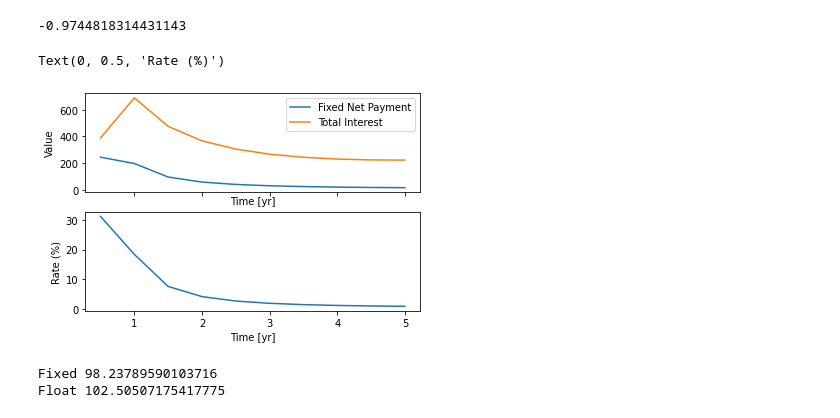
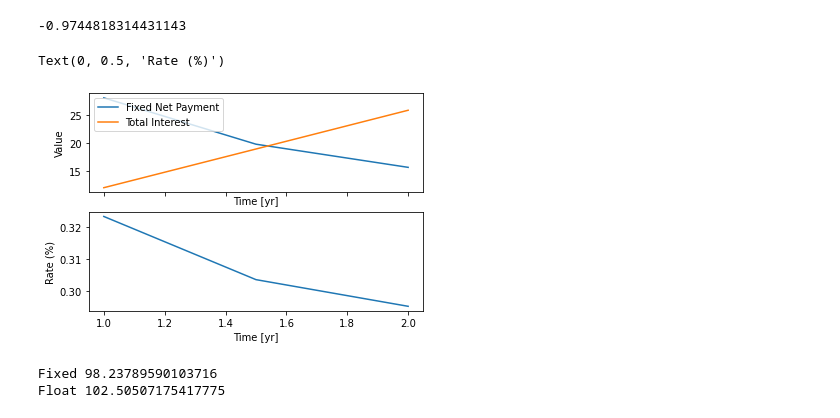
Before and after one commit to LuukOudshoorn25/SPFDM1, a Jupyter notebook: SPFDM 1.ipynb, the cells around one changed output. Saved outputs shown, nothing was run; the diff lists cells and outputs as text; code cells hidden in the pictures.

Commit message:
zero_curve new instance

```diff
--- a/SPFDM 1.ipynb
+++ b/SPFDM 1.ipynb
@@ -253,7 +253,6 @@ class swaps():
         long = self.floating_bond(self.floatlibor)
         if print_:
             print('Float',long)
-
         return short - long
 
     def fixed_bond(self,rate):
@@ -302,7 +301,7 @@ class swaps():
         self.fitrate = fit_res['x'][0]
 
     def amortized_client(self,rate):
-        # client values are not discounted
+        # client costs are not discounted
         n_periods = self.lifetime / self.dT
         repay = 100/(n_periods)
         timesteps = np.arange(self.swapstart,self.lifetime,self.dT)
@@ -326,8 +325,11 @@ class swaps():
 
     def get_amortized_rate(self):
         from scipy.optimize import minimize
-        fit_rate = minimize(self.value_amortized,x0=[0.1])
+        fit_rate = minimize(self.value_amortized,x0=[1])
         return fit_rate['x'][0]*100
+# %%
+# Create back up of original zero-curve
+zerocurve_base = zerocurve.copy()
 # %%
 # Find rate for swap
 swapper = swaps(0,0.25,0.25,None)
@@ -351,30 +353,30 @@ Float 97.58377985182179
 -0.9744818314431143
 # %%
 # find amortizing rate
-years = np.arange(0.5, 5.5, 0.5)
+zerocurve['Zero rate'] = zerocurve_base['Zero rate']
+years = np.arange(1, 2.5, 0.5)
 amor_rate = np.zeros(len(years))
 payments = np.zeros(len(years))
 interests = np.zeros(len(years))
 for i, year in enumerate(years):
     amortized = swaps(0,year)
     value = amortized.get_amortized_rate()
     amor_rate[i] = value
     interest, repay = amortized.amortized_client(value)
     payments[i] = repay
     interests[i] = interest
-
 fig, (ax1,ax2) = plt.subplots(2,1,sharex=True)
 ax1.plot(years, payments, label='Fixed Net Payment')
 ax1.plot(years, interests, label='Total Interest')
 ax1.set_xlabel('Time [yr]')
 ax1.set_ylabel('Value')
 ax1.legend()
 ax2.plot(years, amor_rate)
 ax2.set_xlabel('Time [yr]')
 ax2.set_ylabel('Rate (%)')
 # %% [output]
 Text(0, 0.5, 'Rate (%)')
-[figure, old version]
+[figure, new version]
 # %%
 years = np.arange(0.5, 5.5, 0.5)
 amor_rate = np.zeros(len(years))
```
Also changed, not shown: parts of 2 cells of this notebook.
